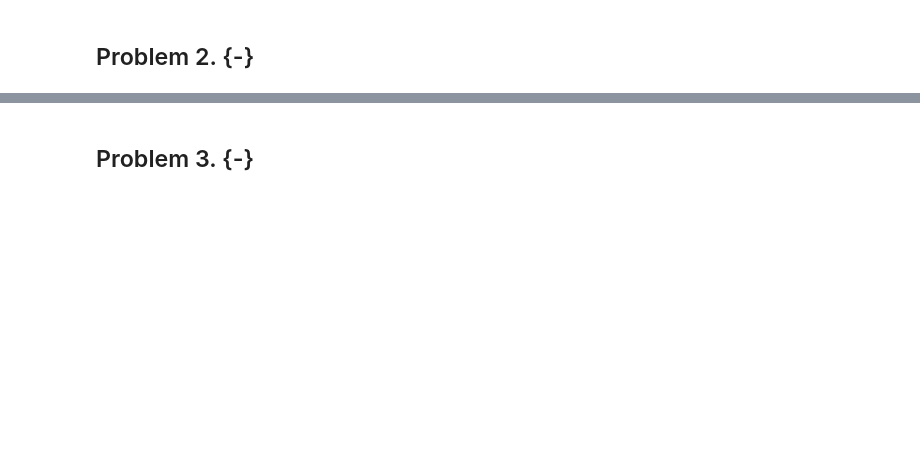
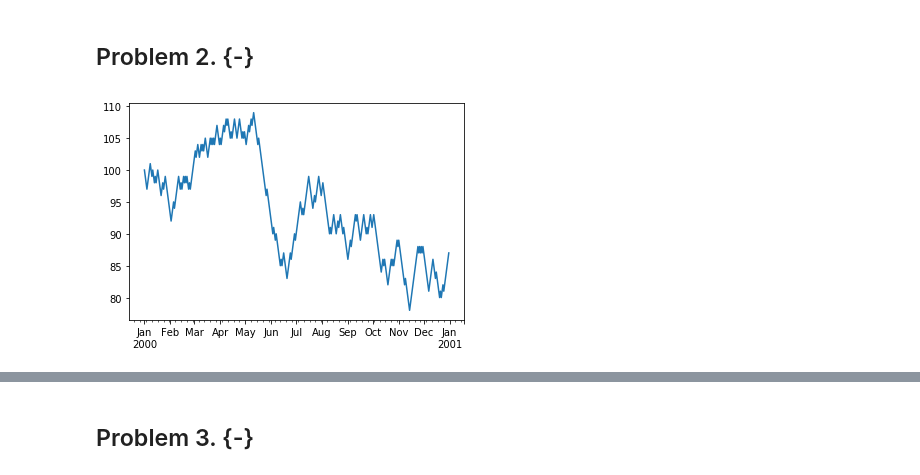
Before and after one commit to hebeard/BootCamp2018, a Jupyter notebook: ProbSets/Comp/ProbSet2/Harrison_Beard_ProbSet2.ipynb, the cells around one changed output, grey strips where cells are left out. Cells and saved outputs as stored; diff of their text form; code cells hidden in the pictures; blank space fills up the shorter version.

```diff
--- a/ProbSets/Comp/ProbSet2/Harrison_Beard_ProbSet2.ipynb
+++ b/ProbSets/Comp/ProbSet2/Harrison_Beard_ProbSet2.ipynb
@@ -421,5 +445,21 @@ def problem3_1():
 # %% [markdown]
 ## Problem 2. {-}
-# %%
-def problem3_2():
-    pass
+# %%
+def problem3_2(p, d=100):
+    dates = pd.date_range("1/1/2000","12/31/2000",freq="D")
+    values = [d]
+    for i in range(1,len(dates)):
+        new = values[i-1]
+        shock = np.random.binomial(1,p)
+        if shock == 1:
+            new += 1
+        elif shock == 0:
+            new -= 1
+        values.append(new)
+    time_series = pd.Series(values, index=dates)
+    time_series[np.array([  i < 0    for i in range(len(time_series.index))  ])] = 0
+    time_series.plot()
+# %%
+problem3_2(.5)
+# %% [output]
+[figure, added]
```
Also changed, not shown: parts of 28 cells of this notebook, 12 other files.
